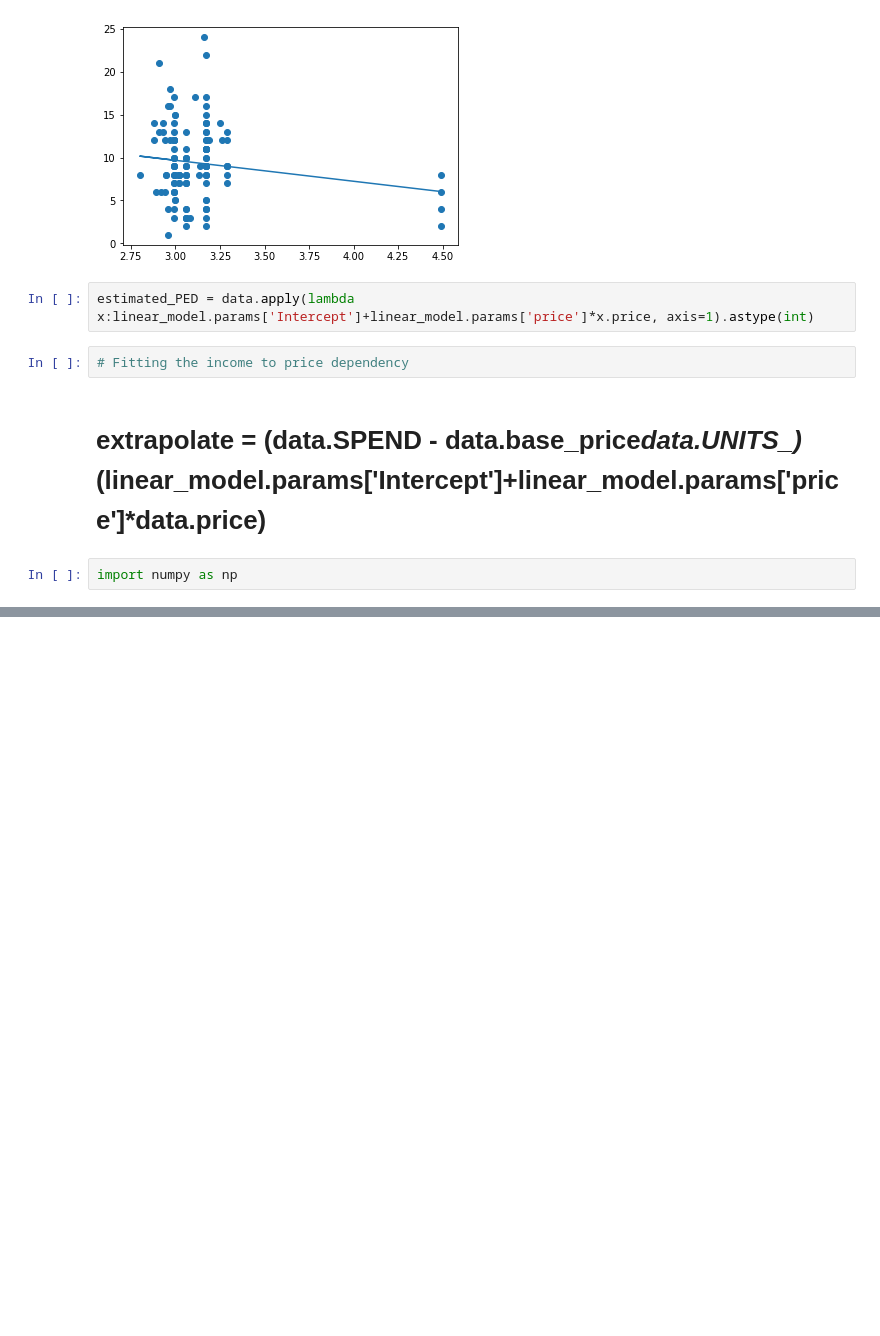
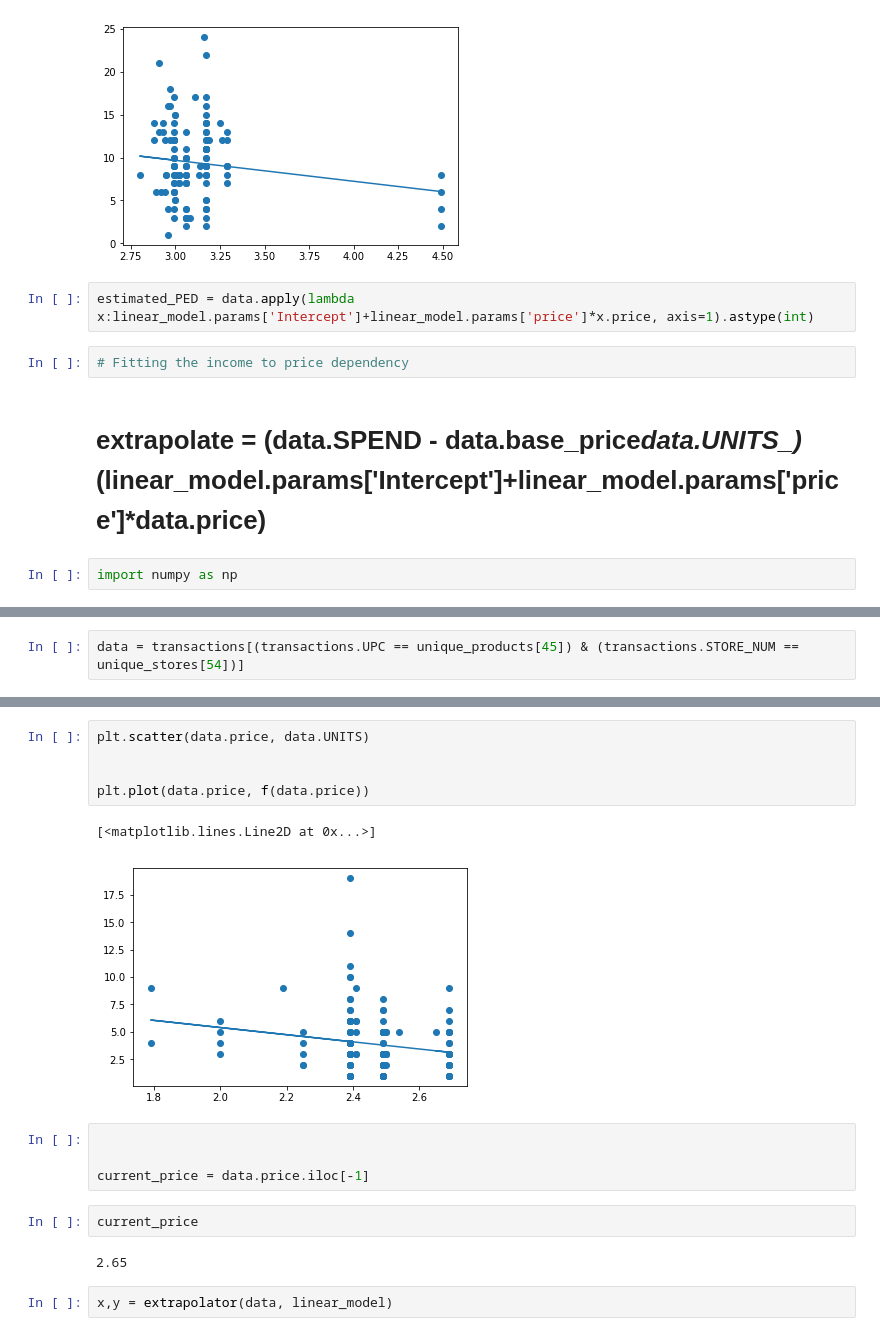
Before and after one commit to olksndrmarchenko/gal_test, a Jupyter notebook: Data overview.ipynb, the cells around one changed output, grey strips where cells are left out. Cells and saved outputs as stored; diff of their text form; blank space fills up the shorter version.

```diff
--- a/Data overview.ipynb
+++ b/Data overview.ipynb
@@ -265,0 +154,2 @@ X_train
+# %%
+data = transactions[(transactions.UPC == unique_products[45]) & (transactions.STORE_NUM == unique_stores[54])]
@@ -265,0 +164,18 @@ X_train
+# %%
+plt.scatter(data.price, data.UNITS)
+
+
+plt.plot(data.price, f(data.price))
+# %% [output]
+[<matplotlib.lines.Line2D at 0x...>]
+[figure, added]
+# %%
+
+
+current_price = data.price.iloc[-1]
+# %%
+current_price
+# %% [output]
+2.65
+# %%
+x,y = extrapolator(data, linear_model)
```
Also changed, not shown: parts of 69 cells of this notebook, 1 other file.
